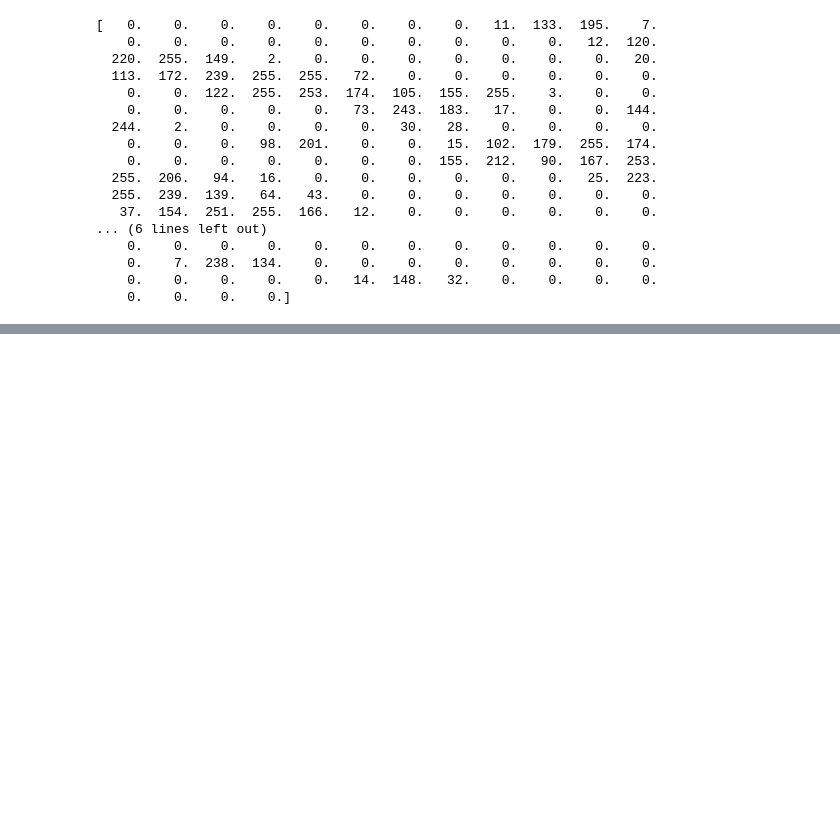
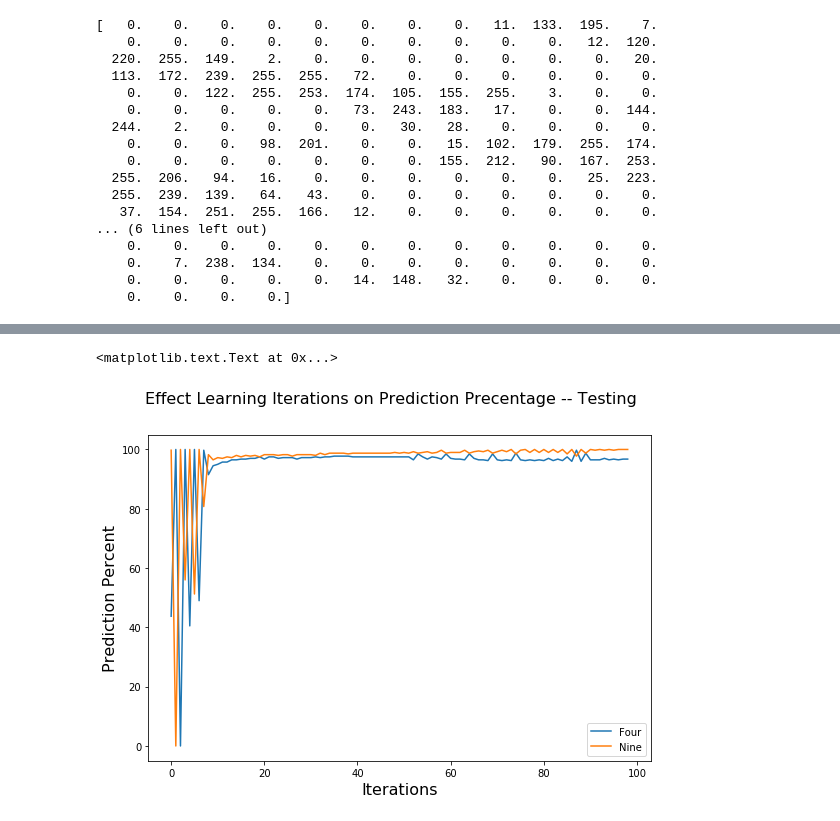
Before and after one commit to MrFengShui/CS434, a Jupyter notebook: ML_Assignment_Two/Code/Assingment_Two.ipynb, the cells around one changed output, grey strips where cells are left out. Saved outputs shown, nothing was run; the diff lists cells and outputs as text; code cells hidden in the pictures; blank space fills up the shorter version.

```diff
--- a/ML_Assignment_Two/Code/Assingment_Two.ipynb
+++ b/ML_Assignment_Two/Code/Assingment_Two.ipynb
@@ -258,0 +109,23 @@ print w_vectors[2]
+# %%
+## Consider swapping order of bottom conditional, update to w should happend before break
+
+def batch_learning(X, y, n, eta, epsilon = 0.001):
+    accuracy = []
+    length = len(X[0])
+    w, old_d = np.zeros(length), np.zeros(length)
+    ctr = 0
+    while True:
+        new_d = np.zeros(length)
+        for i in range(n):
+            y_hat_i = 1 / (1 + np.exp(-np.dot(w.T, X[i])))
+            error = y[i] - y_hat_i
+            new_d = np.add(new_d, error * X[i])
+        d_norm = np.linalg.norm(old_d - new_d, 2)
+        #print d_norm
+        ctr = ctr + 1
+        if d_norm < epsilon:
+            break
+        else:
+            w, old_d = np.add(w, eta * new_d), new_d
+            accuracy.append(prediction(X,w))
+    return w, ctr, accuracy
@@ -258,0 +160,25 @@ print w_vectors[2]
+# %%
+w_test = []
+iter_test = []
+
+w, ctr, accuracy = batch_learning(X_test,y_test,800,0.000111111111111)
+w_test.append(w)
+iter_test.append(ctr)
+acc_test = accuracy
+
+four_acc_per_epoch = []
+nine_acc_per_epoch = []
+for i,(a, b) in enumerate(acc_test):
+    four_acc_per_epoch.append(a)
+    nine_acc_per_epoch.append(b)
+
+fig = plt.figure(figsize=(9,6))
+plt.plot(range(99),four_acc_per_epoch,label="Four")
+plt.plot(range(99),nine_acc_per_epoch,label="Nine")
+plt.legend()
+fig.suptitle('Effect Learning Iterations on Prediction Precentage -- Testing', fontsize=16)
+plt.xlabel('Iterations', fontsize=16)
+plt.ylabel('Prediction Percent', fontsize=16)
+# %% [output]
+<matplotlib.text.Text at 0x...>
+[figure, added]
```
Also changed, not shown: parts of 15 cells of this notebook.
